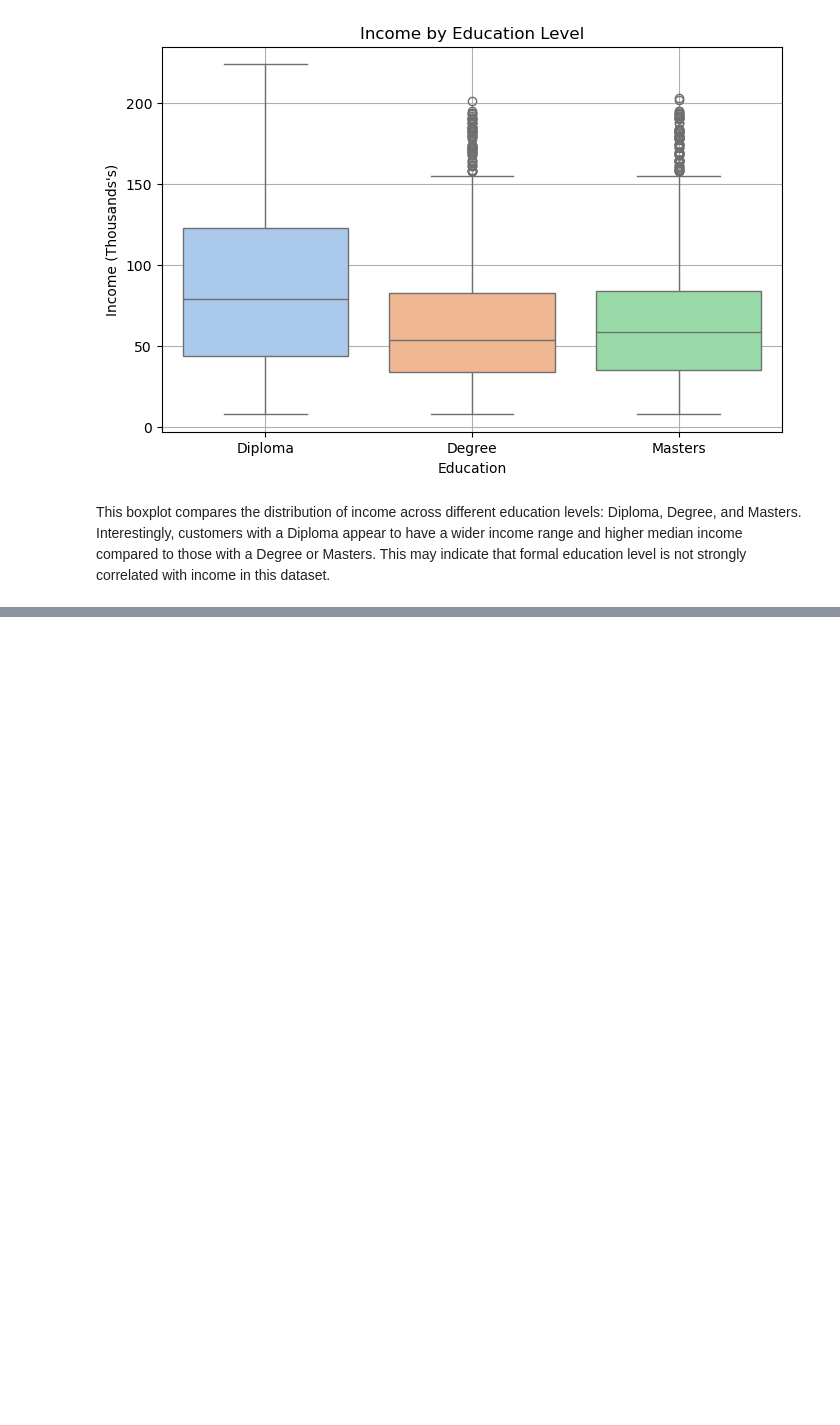
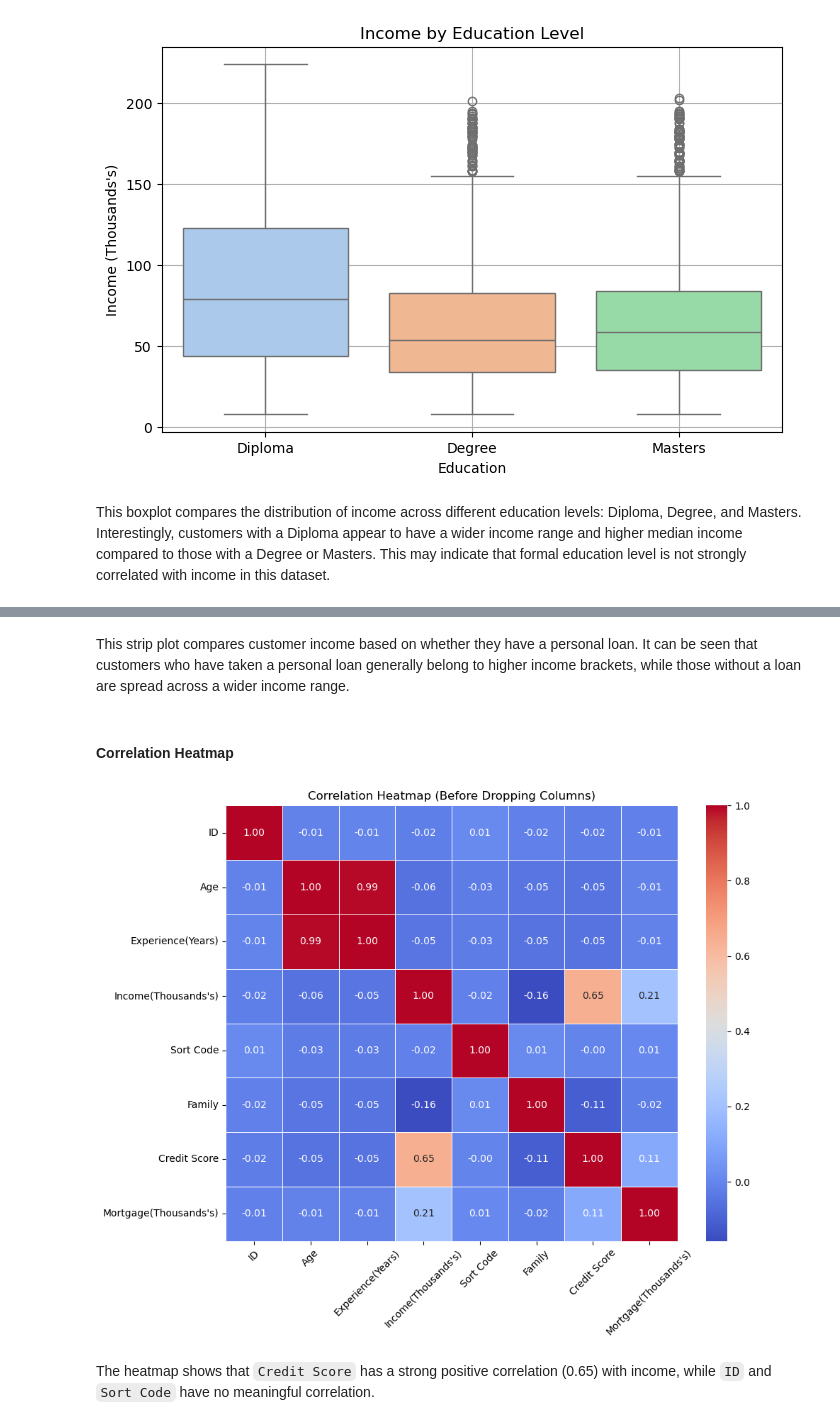
Before and after one commit to Ahmad-385/Income-prediction-Sentiment-analysis, a Jupyter notebook: ML-CA2.ipynb, the cells around one changed output, grey strips where cells are left out. Drawn from its saved outputs; the diff is of its cells as text; code cells hidden in the pictures; blank space fills up the shorter version.

```diff
--- a/ML-CA2.ipynb
+++ b/ML-CA2.ipynb
@@ -229,0 +254,20 @@ Interestingly, customers with a Diploma appear to have a wider income range and
+# %% [markdown]
+This strip plot compares customer income based on whether they have a personal loan. It can be seen that customers who have taken a personal loan generally belong to higher income brackets, while those without a loan are spread across a wider income range.
+# %% [markdown]
+#### Correlation Heatmap
+# %%
+# Compute the correlation matrix for numeric features
+corr_matrix = df.corr(numeric_only=True)
+
+# Plot the heatmap
+plt.figure(figsize=(10, 8))
+sns.heatmap(corr_matrix, annot=True, fmt=".2f", cmap='coolwarm', linewidths=0.5)
+plt.title("Correlation Heatmap (Before Dropping Columns)")
+plt.xticks(rotation=45)
+plt.yticks(rotation=0)
+plt.tight_layout()
+plt.show()
+# %% [output]
+[figure, added]
+# %% [markdown]
+The heatmap shows that `Credit Score` has a strong positive correlation (0.65) with income, while `ID` and `Sort Code` have no meaningful correlation.
```
Also changed, not shown: parts of 5 cells of this notebook.
